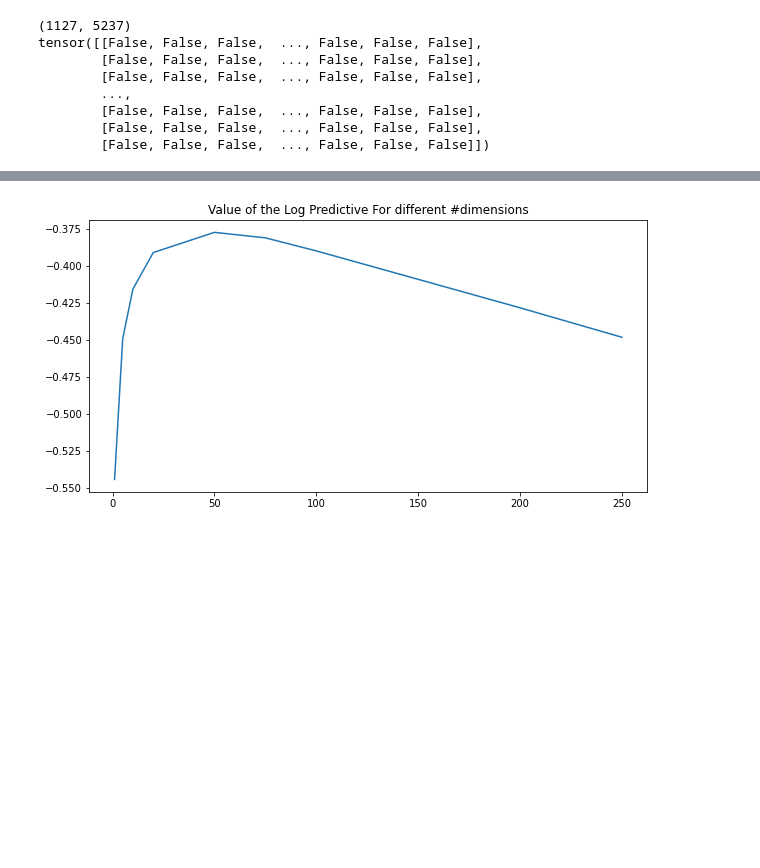
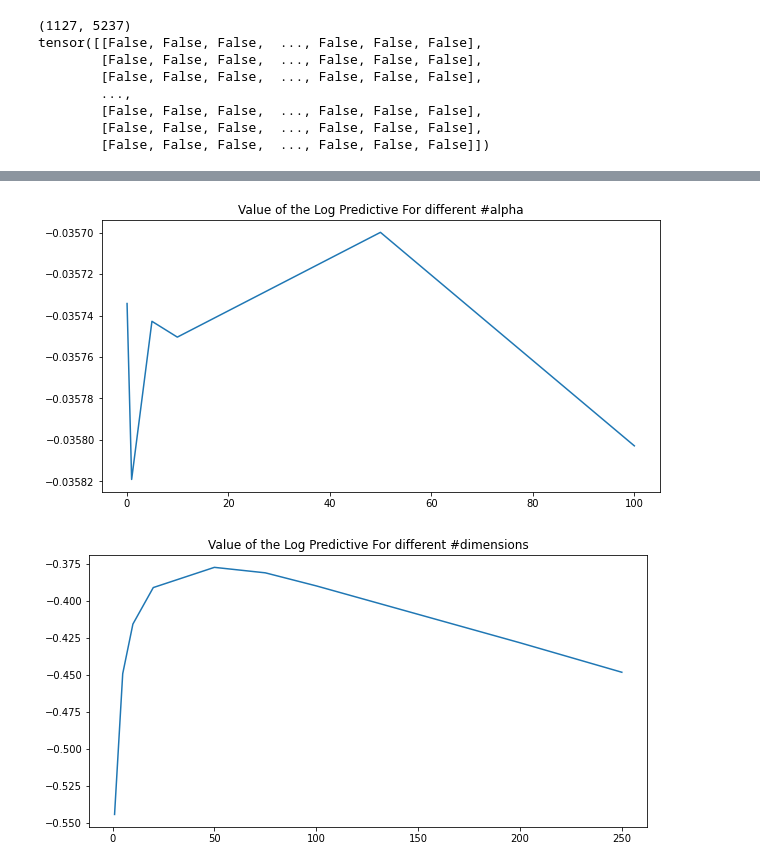
Before and after one commit to dafnep/Baysian-Matrix-Factorization-Drug-effect, a Jupyter notebook: src/simple_SVI_Negative_Binomial.ipynb, the cells around one changed output, grey strips where cells are left out. Cells and saved outputs as stored; diff of their text form; code cells hidden in the pictures; blank space fills up the shorter version.

Commit message:
add predictive_score for alpha, negative binomial

```diff
--- a/src/simple_SVI_Negative_Binomial.ipynb
+++ b/src/simple_SVI_Negative_Binomial.ipynb
@@ -25,7 +25,7 @@ pyro.set_rng_seed(10)
 class PMF(nn.Module):
     # by default our latent space is 50-dimensional
     # and we use 400 hidden units
-    def __init__(self,data, train, dim):
+    def __init__(self,data, train, dim,alpha):
         super().__init__()
         """Build the Probabilistic Matrix Factorization model using pymc3.
 
@@ -75,7 +75,7 @@ class PMF(nn.Module):
 
         with sideeffect_plate, u2_plate:
             with pyro.poutine.mask(mask=mask):
-             Y = pyro.sample("target", dist.NegativeBinomial(a, UA@VA.T/( UA@VA.T+a) ), obs=train )
+             Y = pyro.sample("target", dist.NegativeBinomial(self.a, UA@VA.T/( UA@VA.T+self.a) ), obs=train )
              return Y
 
 
@@ -125,7 +125,6 @@ class PMF(nn.Module):
             for k, v in predictive_svi.items():
                 print(f"{k}: {tuple(v.shape)}")
         table = predictive_svi["target"].numpy()
-        print(table)
         self.returned = table
         mc_table = table.mean(axis = 0)
         mc_table_std = table.std(axis = 0)
@@ -146,6 +145,7 @@ class PMF(nn.Module):
         return mean_score
 
 
+
     def rmse(self,test):
         low, high = self.bounds
         test_data = test.copy()
@@ -215 +215,13 @@ target: (500, 1127, 5237)
 torch.Size([1127, 250])
+# %%
+def predictive_score_for_alpha_estimation(data_all, train, classname):
+    score=[]
+    for alpha in [0.1,1,5,10,50,100]:
+        nan_mask = np.isnan(train) #when calculating the train/test set to "nan" all the examples that are for testing so that you do not train on them
+        test = classname(data_all,train, 50,alpha)
+        pyro.clear_param_store()
+        test.train_SVI(data_all , ~torch.from_numpy(nan_mask), verbose = False)
+        test.sample_predict(500)
+        score.append(test.predictive_score(data_all,  torch.from_numpy(nan_mask)))
+    return score
+a = predictive_score_for_alpha_estimation(data,data2, PMF)
@@ -216,3 +246,13 @@ torch.Size([1127, 250])
+# %%
+alpha= [0.1,1,5,10,50,100]
+plt.figure(figsize=(10, 5))
+plt.plot(alpha, a)
+plt.title("Value of the Log Predictive For different #alpha")
+plt.savefig("predictive_score_NB_alpha.png")
+plt.show()
+pyro.clear_param_store()
+# %% [output]
+[figure, added]
 # %%
 d = [1,5,10,20,50,75,100,200,250]
 plt.figure(figsize=(10, 5))
```
Also changed, not shown: parts of 2 cells of this notebook, 5 other files.
